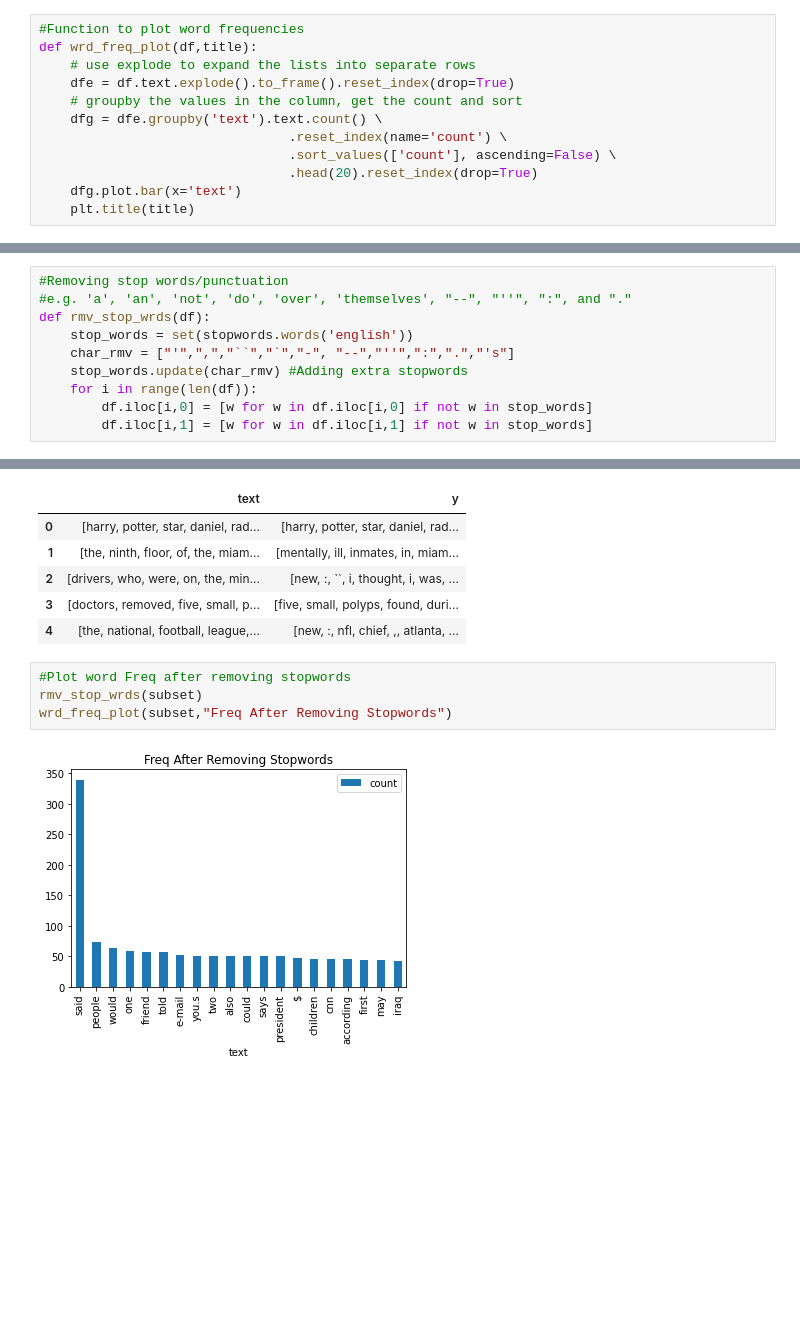
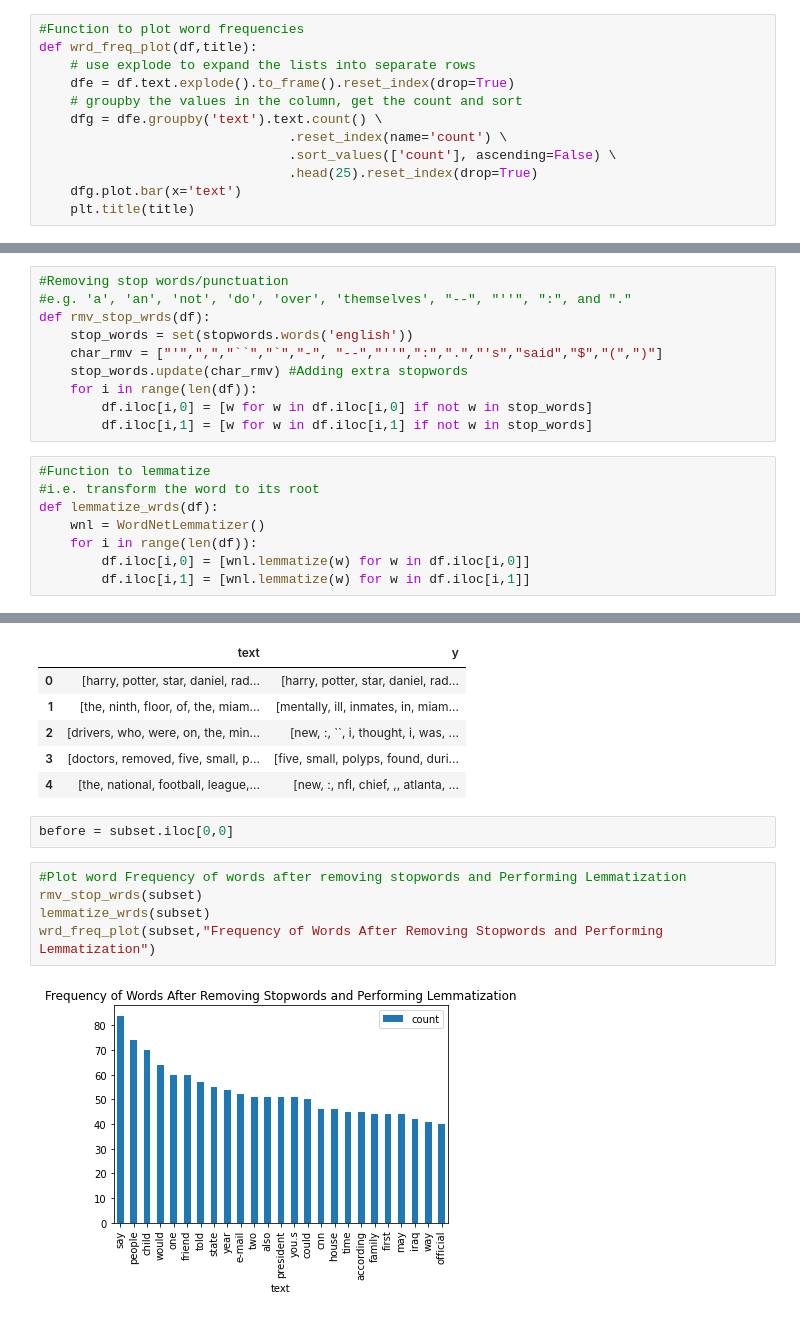
Before and after one commit to jma375/NLP-Text-Summarization, a Jupyter notebook: NLP-Text-Summarization.ipynb, the cells around one changed output, grey strips where cells are left out. Saved outputs shown, nothing was run; the diff lists cells and outputs as text; blank space fills up the shorter version.

Commit message:
Added Lemmatization Function

```diff
--- a/NLP-Text-Summarization.ipynb
+++ b/NLP-Text-Summarization.ipynb
@@ -115,7 +117,7 @@ def wrd_freq_plot(df,title):
     dfg = dfe.groupby('text').text.count() \
                                 .reset_index(name='count') \
                                 .sort_values(['count'], ascending=False) \
-                                .head(20).reset_index(drop=True)
+                                .head(25).reset_index(drop=True)
     dfg.plot.bar(x='text')
     plt.title(title)
 # %%
@@ -148,11 +150,19 @@ def token(df):
 #e.g. 'a', 'an', 'not', 'do', 'over', 'themselves', "--", "''", ":", and "."
 def rmv_stop_wrds(df):
     stop_words = set(stopwords.words('english'))
-    char_rmv = ["'",",","``","`","-", "--","''",":",".","'s"]
+    char_rmv = ["'",",","``","`","-", "--","''",":",".","'s","said","$","(",")"]
     stop_words.update(char_rmv) #Adding extra stopwords
     for i in range(len(df)):
         df.iloc[i,0] = [w for w in df.iloc[i,0] if not w in stop_words]
         df.iloc[i,1] = [w for w in df.iloc[i,1] if not w in stop_words]
+# %%
+#Function to lemmatize
+#i.e. transform the word to its root
+def lemmatize_wrds(df):
+    wnl = WordNetLemmatizer()
+    for i in range(len(df)):
+        df.iloc[i,0] = [wnl.lemmatize(w) for w in df.iloc[i,0]]
+        df.iloc[i,1] = [wnl.lemmatize(w) for w in df.iloc[i,1]]
 # %%
 #Plot word Freq before removing stopwords
 expand_contractions(subset)
@@ -171,12 +181,15 @@ subset.head()
 | 2 | [drivers, who, were, on, the, min... | [new, :, ``, i, thought, i, was, ... |
 | 3 | [doctors, removed, five, small, p... | [five, small, polyps, found, duri... |
 | 4 | [the, national, football, league,... | [new, :, nfl, chief, ,, atlanta, ... |
+# %%
+before = subset.iloc[0,0]
 # %%
-#Plot word Freq after removing stopwords
+#Plot word Frequency of words after removing stopwords and Performing Lemmatization
 rmv_stop_wrds(subset)
-wrd_freq_plot(subset,"Freq After Removing Stopwords")
+lemmatize_wrds(subset)
+wrd_freq_plot(subset,"Frequency of Words After Removing Stopwords and Performing Lemmatization")
 # %% [output]
-[figure, old version]
+[figure, new version]
 # %%
 subset.head()
 # %% [output]
```
Also changed, not shown: parts of 5 cells of this notebook.
